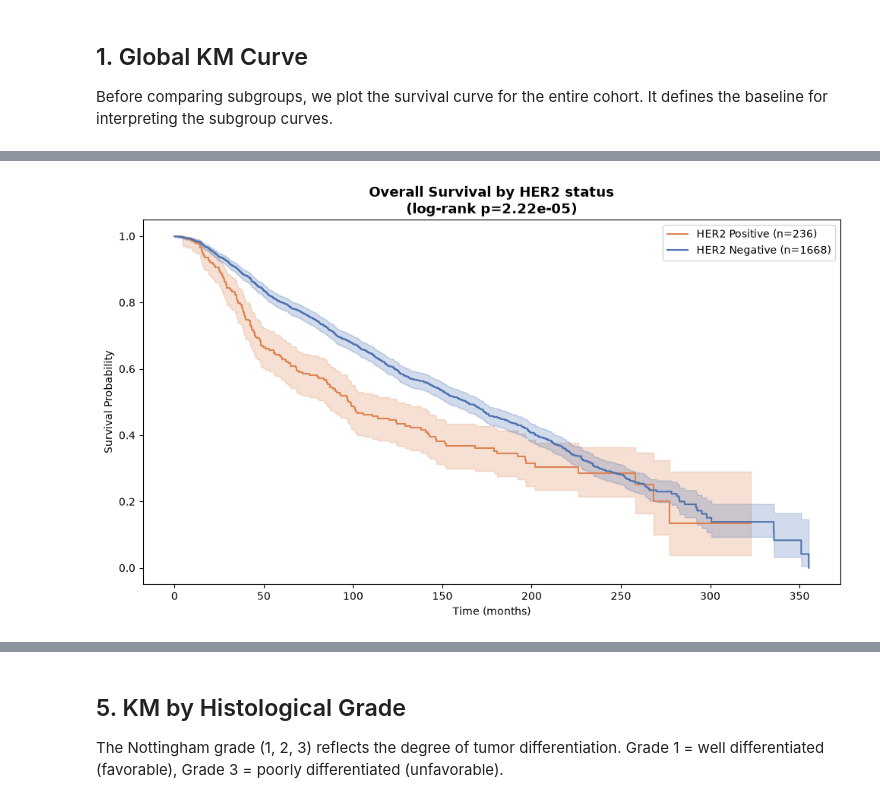
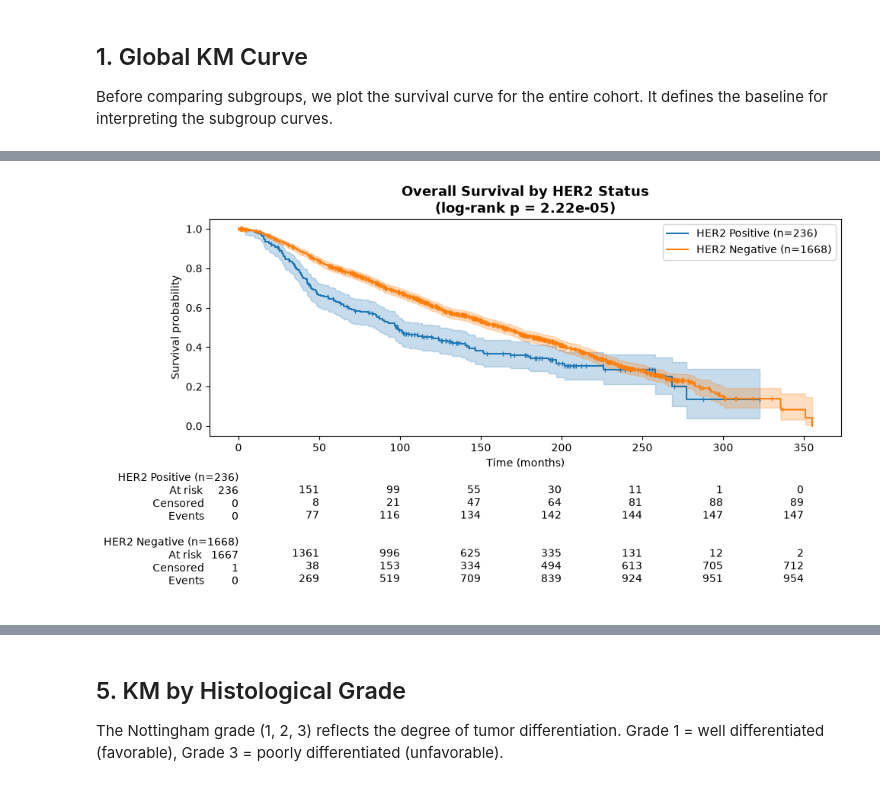
Before and after one commit to juliettebm/METABRIC-Breast-Cancer-Survival-Analysis-Machine-Learning, a Jupyter notebook: notebooks/03_kaplan_meier.ipynb, the cells around one changed output, grey strips where cells are left out. Drawn from its saved outputs; the diff is of its cells as text; code cells hidden in the pictures.

```diff
--- a/notebooks/03_kaplan_meier.ipynb
+++ b/notebooks/03_kaplan_meier.ipynb
@@ -148,35 +284,86 @@ anti-HER2 targeted therapies (Trastuzumab) were not yet standard.
 # %%
-kmf = KaplanMeierFitter()
-fig, ax = plt.subplots(figsize=(10, 6))
-colors_her2 = {"Positive": "#DD8452", "Negative": "#4C72B0"}
+kmf_pos = KaplanMeierFitter()
+kmf_neg = KaplanMeierFitter()
 
-for group, color in colors_her2.items():
-    mask = df_plot["her2_status_label"] == group
-    kmf.fit(
-        durations=df_plot.loc[mask, "overall_survival_months"],
-        event_observed=df_plot.loc[mask, "event"],
-        label=f"HER2 {group} (n={mask.sum()})"
-    )
-    kmf.plot_survival_function(ax=ax, ci_show=True, color=color)
+her2_pos = df["her2_status"] == "Positive"
+her2_neg = df["her2_status"] == "Negative"
 
-her2_pos = df_plot["her2_status_label"] == "Positive"
-results_her2 = logrank_test(
-    df_plot.loc[her2_pos, "overall_survival_months"],
-    df_plot.loc[~her2_pos, "overall_survival_months"],
-    event_observed_A=df_plot.loc[her2_pos, "event"],
-    event_observed_B=df_plot.loc[~her2_pos, "event"]
+# Fit
+kmf_pos.fit(
+    durations=df.loc[her2_pos, "overall_survival_months"],
+    event_observed=df.loc[her2_pos, "event"],
+    label=f"HER2 Positive (n={her2_pos.sum()})"
 )
 
-ax.set_title(f"Overall Survival by HER2 status\n(log-rank p={results_her2.p_value:.2e})",
-             fontsize=13, fontweight="bold")
+kmf_neg.fit(
+    durations=df.loc[her2_neg, "overall_survival_months"],
+    event_observed=df.loc[her2_neg, "event"],
+    label=f"HER2 Negative (n={her2_neg.sum()})"
+)
+
+# Log-rank test
+results_her2 = logrank_test(
+    df.loc[her2_pos, "overall_survival_months"],
+    df.loc[her2_neg, "overall_survival_months"],
+    event_observed_A=df.loc[her2_pos, "event"],
+    event_observed_B=df.loc[her2_neg, "event"]
+)
+
+# Plot
+fig, ax = plt.subplots(figsize=(10, 6))
+
+kmf_pos.plot_survival_function(
+    ax=ax,
+    ci_show=True,
+    show_censors=True,
+    censor_styles={"marker": "|", "ms": 5}
+)
+
+kmf_neg.plot_survival_function(
+    ax=ax,
+    ci_show=True,
+    show_censors=True,
+    censor_styles={"marker": "|", "ms": 5}
+)
+
+ax.set_title(
+    f"Overall Survival by HER2 Status\n"
+    f"(log-rank p = {results_her2.p_value:.2e})",
+    fontsize=13,
+    fontweight="bold"
+)
+
 ax.set_xlabel("Time (months)")
-ax.set_ylabel("Survival Probability")
+ax.set_ylabel("Survival probability")
 ax.legend()
 
+add_at_risk_counts(
+    kmf_pos,
+    kmf_neg,
+    ax=ax
+)
+
 plt.tight_layout()
-plt.savefig("../figures/03_km_her2.png", dpi=150, bbox_inches="tight")
+
+plt.savefig(
+    "../figures/03_km_her2.png",
+    dpi=150,
+    bbox_inches="tight"
+)
+
 plt.show()
+
 print(f"Log-rank p-value: {results_her2.p_value:.2e}")
+
+print(
+    f"Median survival - HER2 Positive: "
+    f"{kmf_pos.median_survival_time_:.1f} months"
+)
+
+print(
+    f"Median survival - HER2 Negative: "
+    f"{kmf_neg.median_survival_time_:.1f} months"
+)
 # %% [output]
-[figure, old version]
+[figure, new version]
 Log-rank p-value: 2.22e-05
```
Also changed, not shown: parts of 24 cells of this notebook, 23 other files.
